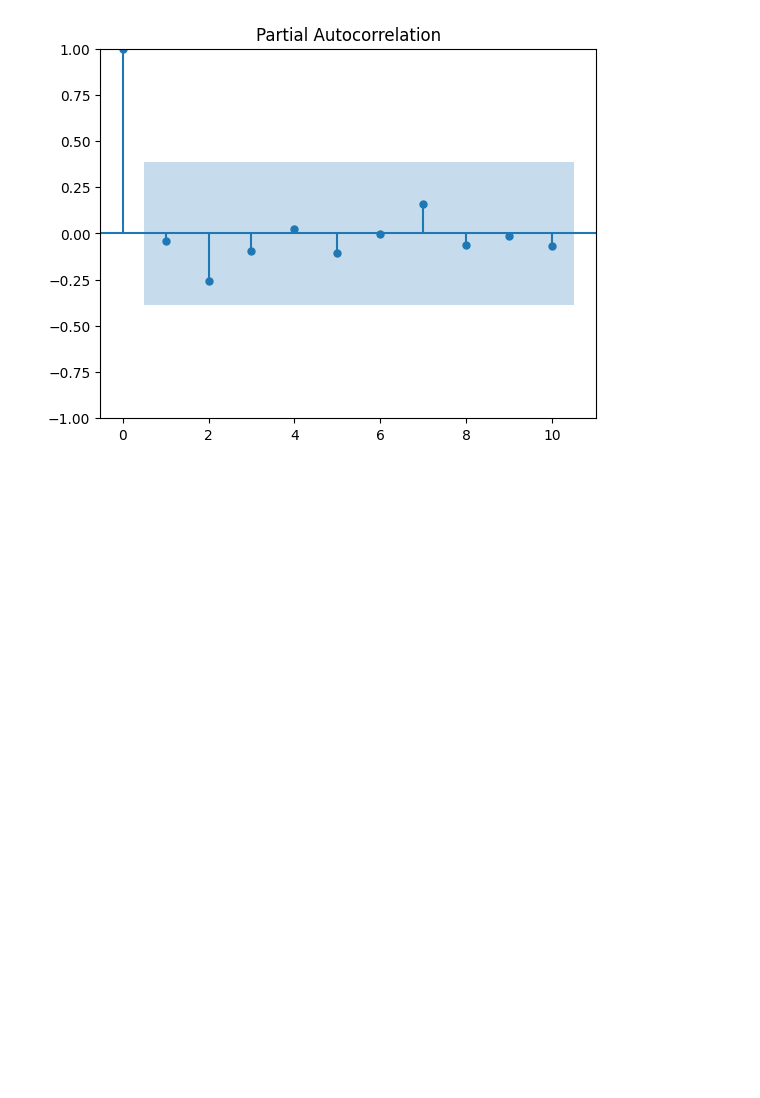
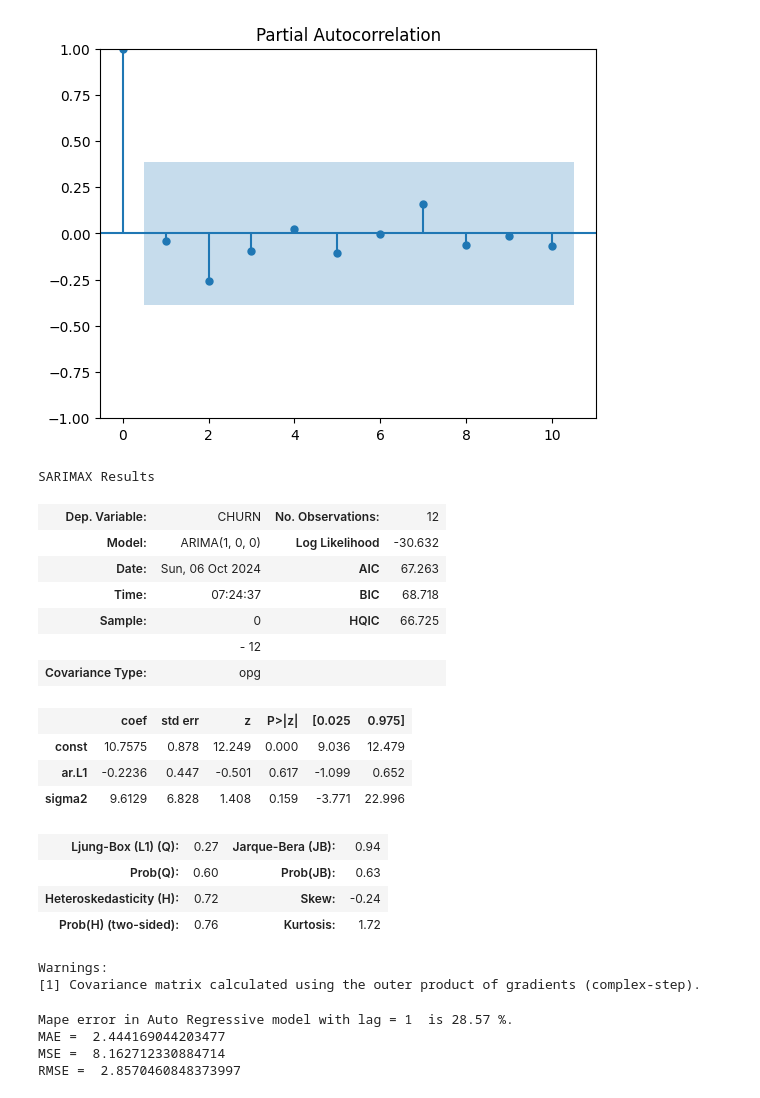
Before and after one commit to Vishal80990/Employee_Attrition_repo, a Jupyter notebook: Untitled1.ipynb, the cells around one changed output. Drawn from its saved outputs; the diff is of its cells as text; code cells hidden in the pictures; blank space fills up the shorter version.

Commit message:
auto save by knights-watch

```diff
--- a/Untitled1.ipynb
+++ b/Untitled1.ipynb
@@ -317,3 +317,45 @@ pacf_plot = plot_pacf(final_dataset.CHURN , lags =10)
 # %% [output]
 [figure]
 [figure]
+# %%
+import warnings
+warnings.filterwarnings("ignore")
+from statsmodels.tsa.arima.model import ARIMA
+arima_model_1 = ARIMA(final_dataset['CHURN'][0:12], order=(1,0,0)) #first 1 AR-autoregression (p), Last 0 Moving Avg (q), Middle (d) 0 - Integration 1,1,1 Integratiive auto regression moving average
+ar_model_1 = arima_model_1.fit()
+ar_model_1.summary()
+# %% [output]
+SARIMAX Results
+| Dep. Variable: | CHURN | No. Observations: | 12 |
+| Model: | ARIMA(1, 0, 0) | Log Likelihood | -30.632 |
+| Date: | Sun, 06 Oct 2024 | AIC | 67.263 |
+| Time: | 07:24:37 | BIC | 68.718 |
+| Sample: | 0 | HQIC | 66.725 |
+|  | - 12 |  |  |
+| Covariance Type: | opg |  |  |
+|  | coef | std err | z | P>|z| | [0.025 | 0.975] |
+| const | 10.7575 | 0.878 | 12.249 | 0.000 | 9.036 | 12.479 |
+| ar.L1 | -0.2236 | 0.447 | -0.501 | 0.617 | -1.099 | 0.652 |
+| sigma2 | 9.6129 | 6.828 | 1.408 | 0.159 | -3.771 | 22.996 |
+| Ljung-Box (L1) (Q): | 0.27 | Jarque-Bera (JB): | 0.94 |
+| Prob(Q): | 0.60 | Prob(JB): | 0.63 |
+| Heteroskedasticity (H): | 0.72 | Skew: | -0.24 |
+| Prob(H) (two-sided): | 0.76 | Kurtosis: | 1.72 |
+Warnings:
+[1] Covariance matrix calculated using the outer product of gradients (complex-step).
+# %%
+forecast_ar_1 = ar_model_1.predict(12,18)
+mape_ar_1 = get_mape(final_dataset['CHURN'][12:19], forecast_ar_1)
+mae_ar_1 = mean_absolute_error(final_dataset['CHURN'][12:19].values , forecast_ar_1)
+mse_ar_1 = mean_squared_error(final_dataset['CHURN'][12:19].values , forecast_ar_1)
+mape_ar_1 = get_mape(final_dataset['CHURN'][12:19].values , forecast_ar_1)
+rmse_ar_1 = np.sqrt(mse_ar_1)
+print('Mape error in Auto Regressive model with lag = 1  is', mape_ar_1 , '%.')
+print('MAE = ', mae_ar_1 )
+print('MSE = ', mse_ar_1 )
+print('RMSE = ', rmse_ar_1 )
+# %% [output]
+Mape error in Auto Regressive model with lag = 1  is 28.57 %.
+MAE =  2.444169044203477
+MSE =  8.162712330884714
+RMSE =  2.8570460848373997
```
Also changed, not shown: parts of 1 cell of this notebook.
